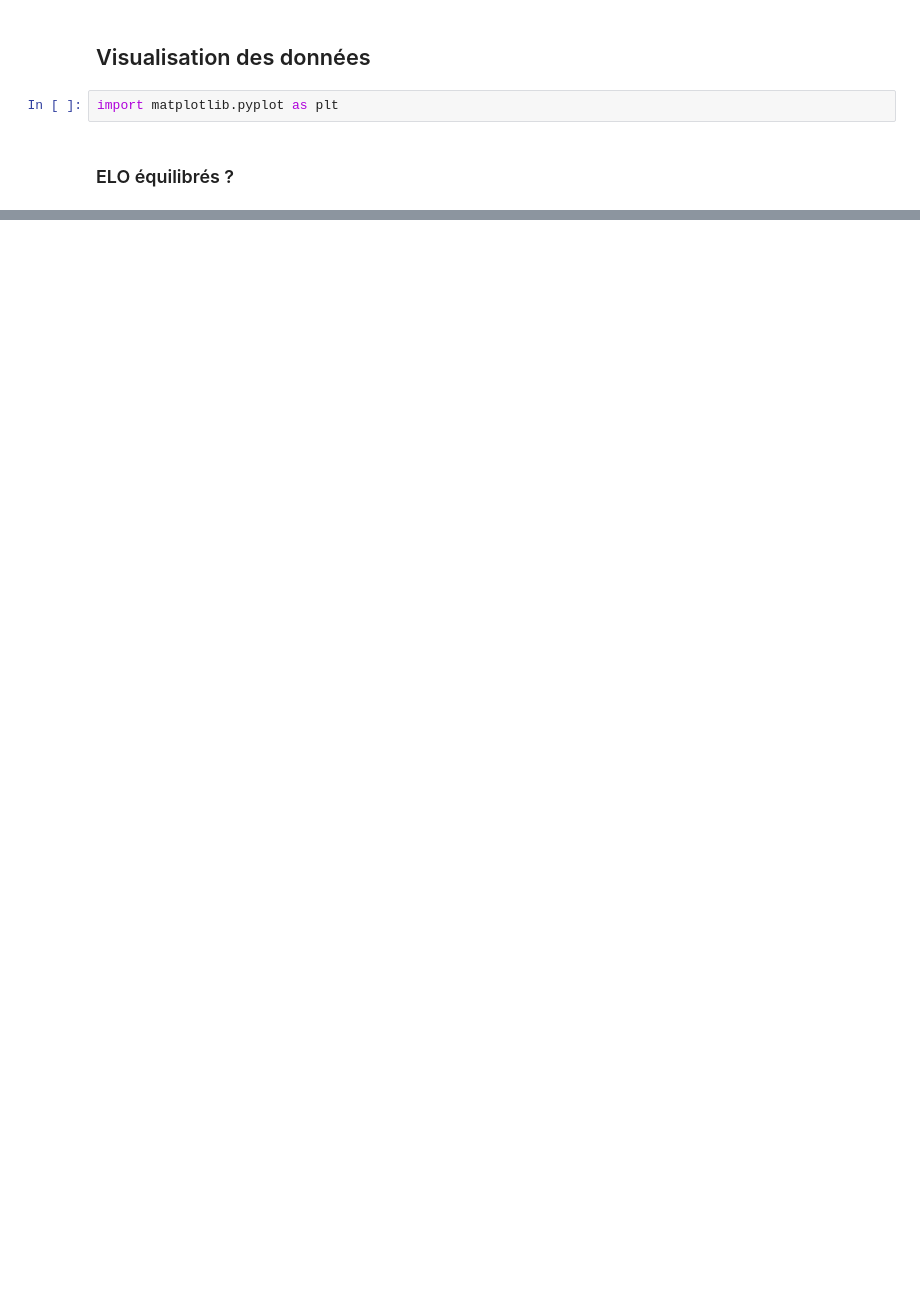
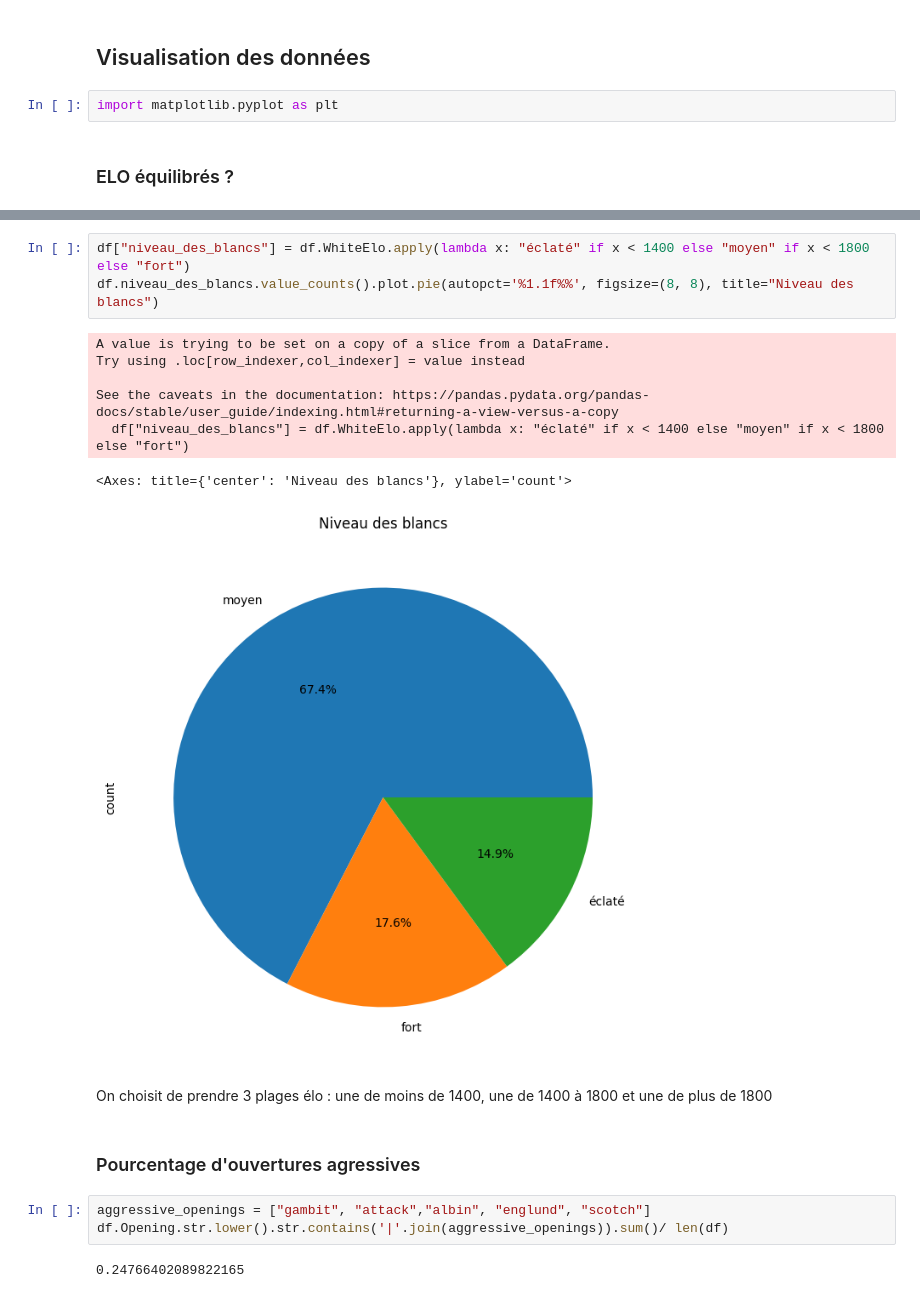
Before and after one commit to Playfaster92/chess_bot, a Jupyter notebook: read_metadata/reading_meta.ipynb, the cells around one changed output, grey strips where cells are left out. Drawn from its saved outputs; the diff is of its cells as text; blank space fills up the shorter version.

```diff
--- a/read_metadata/reading_meta.ipynb
+++ b/read_metadata/reading_meta.ipynb
@@ -141,0 +200,20 @@ tars
+# %%
+df["niveau_des_blancs"] = df.WhiteElo.apply(lambda x: "éclaté" if x < 1400 else "moyen" if x < 1800 else "fort")
+df.niveau_des_blancs.value_counts().plot.pie(autopct='%1.1f%%', figsize=(8, 8), title="Niveau des blancs")
+# %% [output]
+A value is trying to be set on a copy of a slice from a DataFrame.
+Try using .loc[row_indexer,col_indexer] = value instead
+
+See the caveats in the documentation: https://pandas.pydata.org/pandas-docs/stable/user_guide/indexing.html#returning-a-view-versus-a-copy
+  df["niveau_des_blancs"] = df.WhiteElo.apply(lambda x: "éclaté" if x < 1400 else "moyen" if x < 1800 else "fort")
+<Axes: title={'center': 'Niveau des blancs'}, ylabel='count'>
+[figure, added]
+# %% [markdown]
+On choisit de prendre 3 plages élo : une de moins de 1400, une de 1400 à 1800 et une de plus de 1800
+# %% [markdown]
+### Pourcentage d'ouvertures agressives
+# %%
+aggressive_openings = ["gambit", "attack","albin", "englund", "scotch"]
+df.Opening.str.lower().str.contains('|'.join(aggressive_openings)).sum()/ len(df)
+# %% [output]
+0.24766402089822165
```
Also changed, not shown: parts of 16 cells of this notebook.
